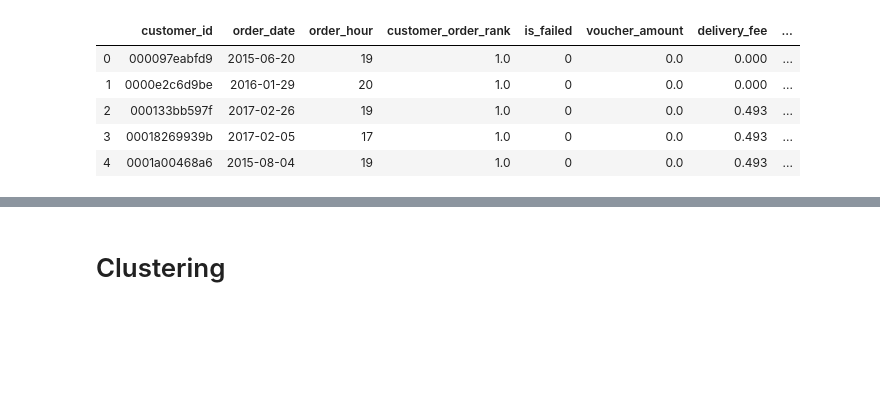
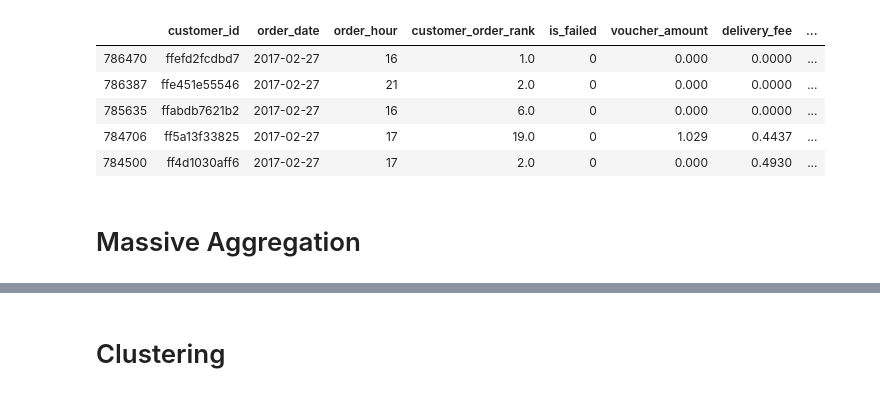
Before and after one commit to kaueserra/Delivery-hero-challenge, a Jupyter notebook: Notebooks/2.Feature_Eng_DH-checkpoint.ipynb, the cells around one changed output, grey strips where cells are left out. Cells and saved outputs as stored; diff of their text form; code cells hidden in the pictures; blank space fills up the shorter version.

```diff
--- a/Notebooks/2.Feature_Eng_DH-checkpoint.ipynb
+++ b/Notebooks/2.Feature_Eng_DH-checkpoint.ipynb
@@ -19,24 +89,44 @@ import dateutil.relativedelta
+# %%
+def day_time_func(x):
+    try:
+        h = int(x)
+        if h <= 6:
+            h_t = 'night'
+        elif h >6 and h <=12:
+            h_t = 'morning'
+        elif h >12 and h <=18:
+            h_t = 'afternoon'
+        else:
+            h_t = 'evening'
+        return h_t
+    except:
+        return pd.NaT
 # %%
 ds1 = pd.read_csv("~/Reicarnation-Blues-Book/data/machine_learning_challenge_order_data.csv",low_memory=False)
 
 ds2 = pd.read_csv("~/Reicarnation-Blues-Book/data/machine_learning_challenge_labeled_data.csv",low_memory=False)
 
 ds = pd.merge(ds1,ds2,how='left',on='customer_id')
 
+#basic data transformation and sort by date
+
+ds['order_date'] = pd.to_datetime(ds['order_date'],format="%Y-%m-%d")
+
+ds['day_time_transaction'] = ds['order_hour'].apply(lambda x: day_time_func(x))
+
 ds['voucher_bol'] = np.where(ds['voucher_amount']>0,1,0)
 
 ds['delivery_free'] = np.where(ds['delivery_fee']>0,1,0)
 
-
-#basic data transformation
-
-ds['order_date'] = pd.to_datetime(ds['order_date'],format="%Y-%m-%d")
+ds = ds.sort_values(by=['order_date','customer_id'],ascending=False)
 
 ds.head()
 # %% [output]
 |  | customer_id | order_date | order_hour | customer_order_rank | is_failed | voucher_amount | delivery_fee | ... |
-| 0 | 000097eabfd9 | 2015-06-20 | 19 | 1.0 | 0 | 0.0 | 0.000 | ... |
-| 1 | 0000e2c6d9be | 2016-01-29 | 20 | 1.0 | 0 | 0.0 | 0.000 | ... |
-| 2 | 000133bb597f | 2017-02-26 | 19 | 1.0 | 0 | 0.0 | 0.493 | ... |
-| 3 | 00018269939b | 2017-02-05 | 17 | 1.0 | 0 | 0.0 | 0.493 | ... |
-| 4 | 0001a00468a6 | 2015-08-04 | 19 | 1.0 | 0 | 0.0 | 0.493 | ... |
+| 786470 | ffefd2fcdbd7 | 2017-02-27 | 16 | 1.0 | 0 | 0.000 | 0.0000 | ... |
+| 786387 | ffe451e55546 | 2017-02-27 | 21 | 2.0 | 0 | 0.000 | 0.0000 | ... |
+| 785635 | ffabdb7621b2 | 2017-02-27 | 16 | 6.0 | 0 | 0.000 | 0.0000 | ... |
+| 784706 | ff5a13f33825 | 2017-02-27 | 17 | 19.0 | 0 | 1.029 | 0.4437 | ... |
+| 784500 | ff4d1030aff6 | 2017-02-27 | 17 | 2.0 | 0 | 0.000 | 0.4930 | ... |
+# %% [markdown]
+# Massive Aggregation
```
Also changed, not shown: parts of 51 cells of this notebook.
